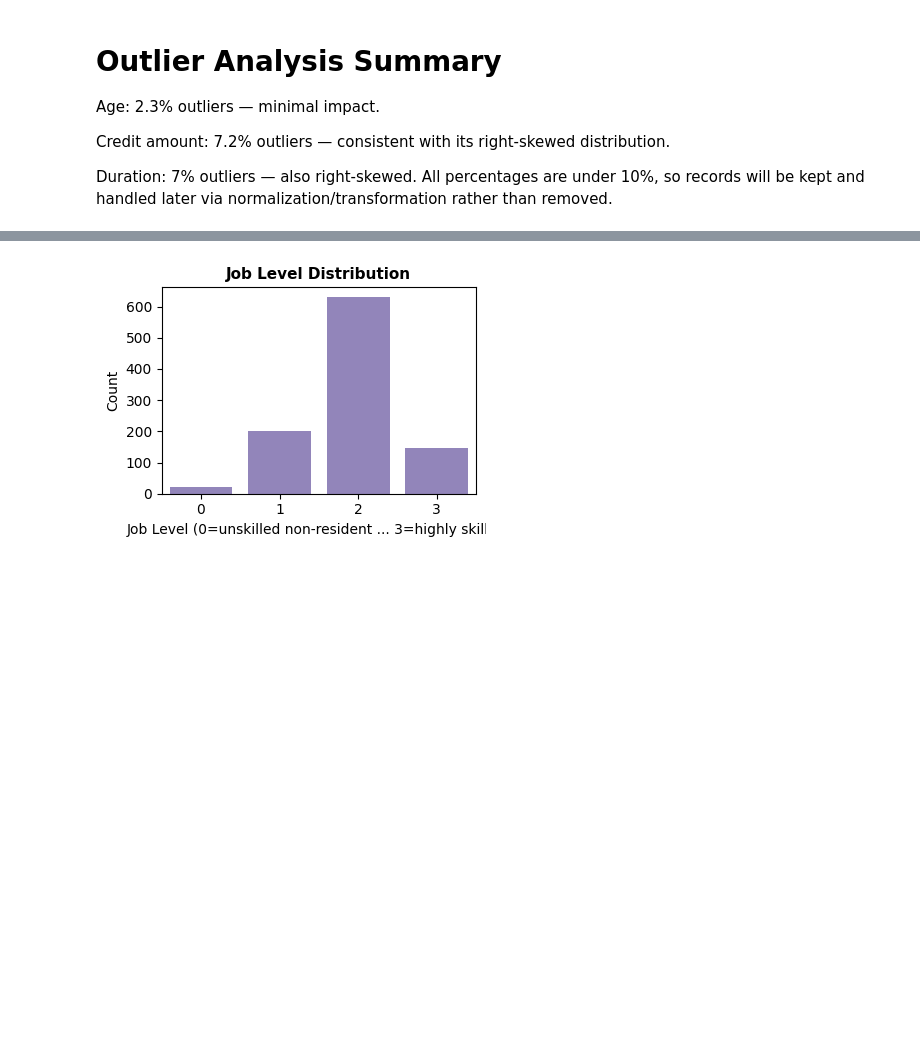
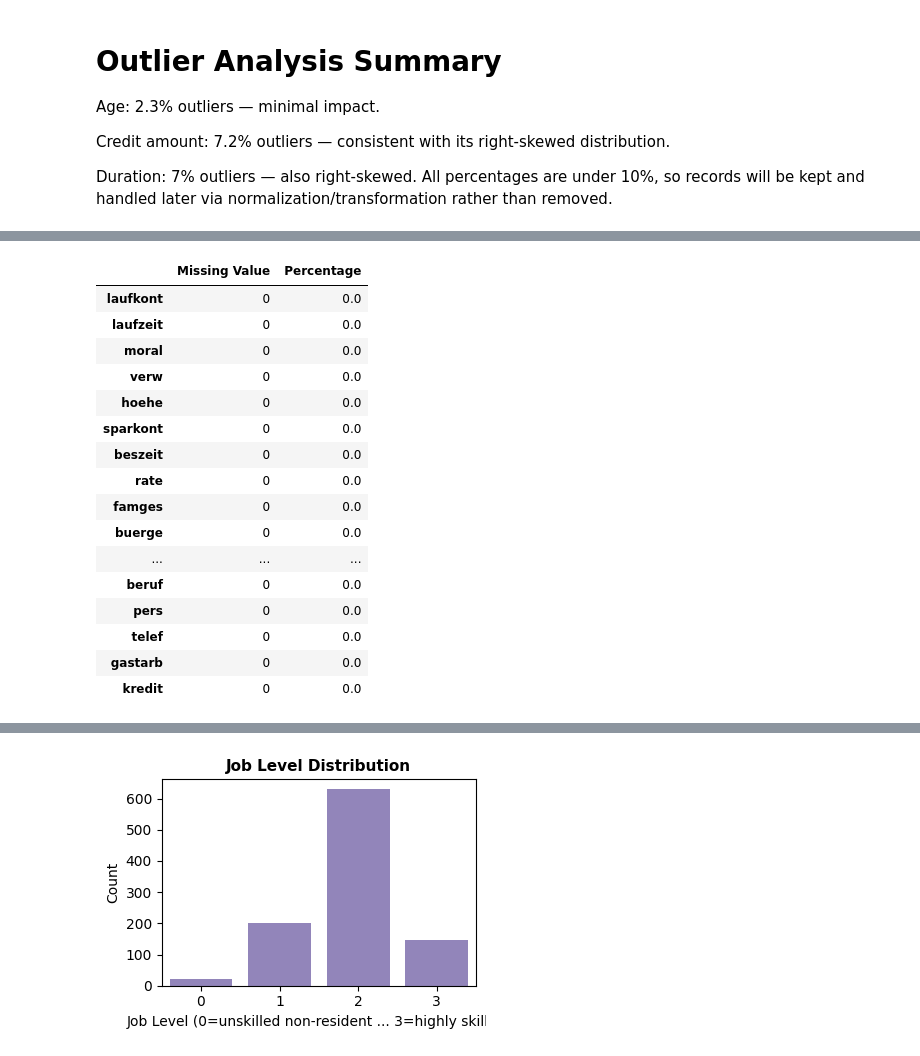
Before and after one commit to saraalmazroa/-IT326-DataMining-Project-, a Jupyter notebook: Phase2.ipynb, the cells around one changed output, grey strips where cells are left out. Drawn from its saved outputs; the diff is of its cells as text; code cells hidden in the pictures; blank space fills up the shorter version.

```diff
--- a/Phase2.ipynb
+++ b/Phase2.ipynb
@@ -73,0 +101,24 @@ All percentages are under 10%, so records will be kept and handled later via nor
+# %%
+missing_analysis = pd.DataFrame({
+    'Missing Value' : df.isnull().sum(),
+    'Percentage': (df.isnull().sum() / len(df)) * 100 })
+
+missing_analysis
+# %% [output]
+|  | Missing Value | Percentage |
+| laufkont | 0 | 0.0 |
+| laufzeit | 0 | 0.0 |
+| moral | 0 | 0.0 |
+| verw | 0 | 0.0 |
+| hoehe | 0 | 0.0 |
+| sparkont | 0 | 0.0 |
+| beszeit | 0 | 0.0 |
+| rate | 0 | 0.0 |
+| famges | 0 | 0.0 |
+| buerge | 0 | 0.0 |
+| ... | ... | ... |
+| beruf | 0 | 0.0 |
+| pers | 0 | 0.0 |
+| telef | 0 | 0.0 |
+| gastarb | 0 | 0.0 |
+| kredit | 0 | 0.0 |
```
Also changed, not shown: parts of 7 cells of this notebook.
